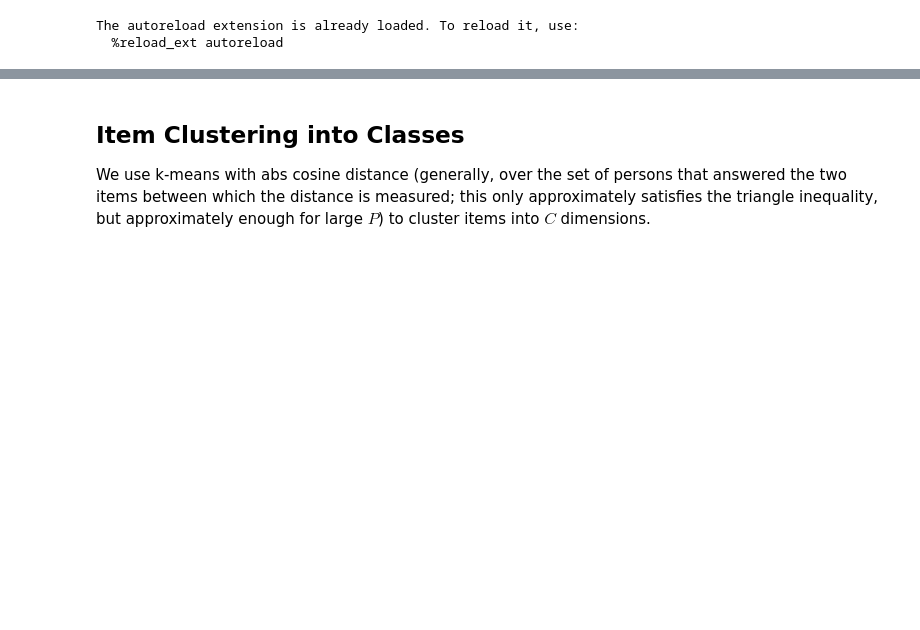
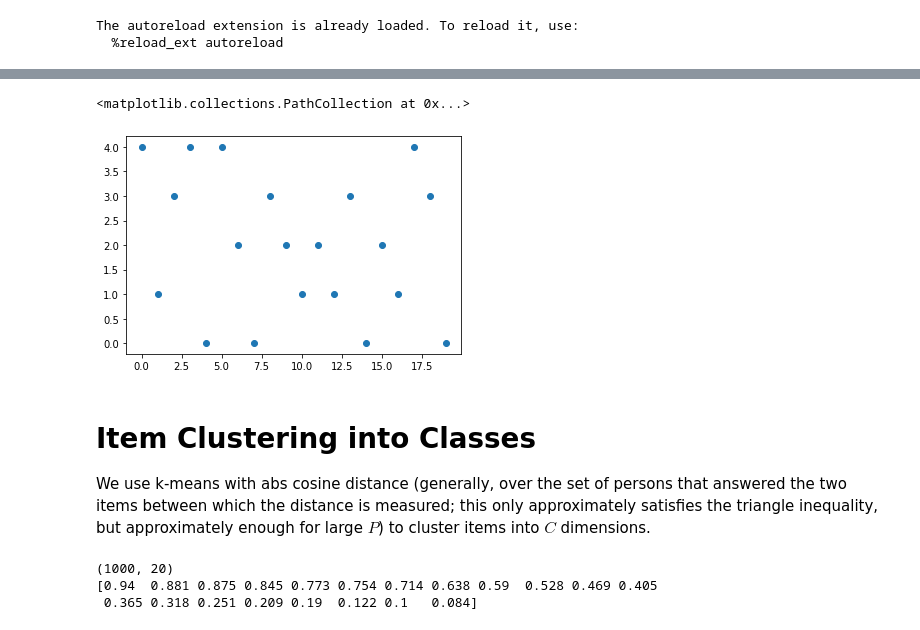
Before and after one commit to ETS-Next-Gen/irt-mcmc, a Jupyter notebook: notebooks/simulate_irt_data.ipynb, the cells around one changed output, grey strips where cells are left out. Saved outputs shown, nothing was run; the diff lists cells and outputs as text; code cells hidden in the pictures; blank space fills up the shorter version.

```diff
--- a/notebooks/simulate_irt_data.ipynb
+++ b/notebooks/simulate_irt_data.ipynb
@@ -48,3 +54,17 @@ plt.show()
+# %%
+# Plot item classes.
+plt.scatter(range(I), c)
+# %% [output]
+<matplotlib.collections.PathCollection at 0x...>
+[figure, added]
 # %% [markdown]
-## Item Clustering into Classes
+# Item Clustering into Classes
 We use k-means with abs cosine distance (generally, over the set of persons that answered the two items between which the distance is measured; this only approximately satisfies the triangle inequality, but approximately enough for large $P$) to cluster items into $C$ dimensions.
+# %%
+# Item difficulty proxy = success rate on item
+print(X.shape)
+print(np.mean(X, axis=0))
+# %% [output]
+(1000, 20)
+[0.94  0.881 0.875 0.845 0.773 0.754 0.714 0.638 0.59  0.528 0.469 0.405
+ 0.365 0.318 0.251 0.209 0.19  0.122 0.1   0.084]
```
Also changed, not shown: parts of 34 cells of this notebook, 11 other files.
